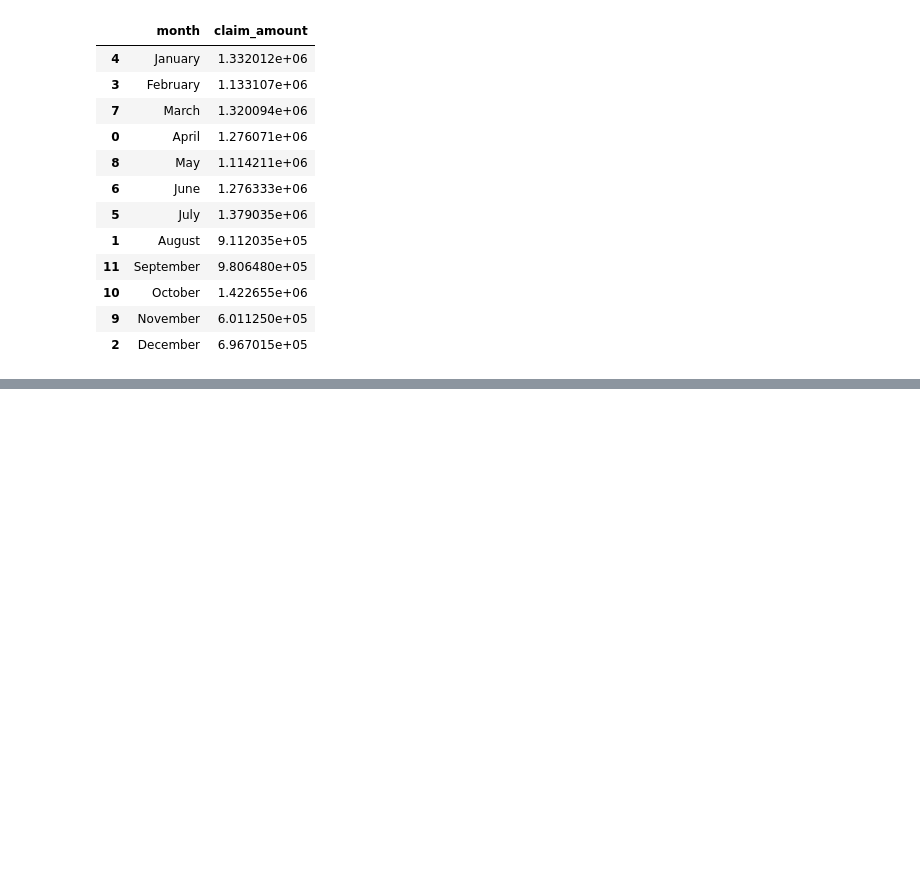
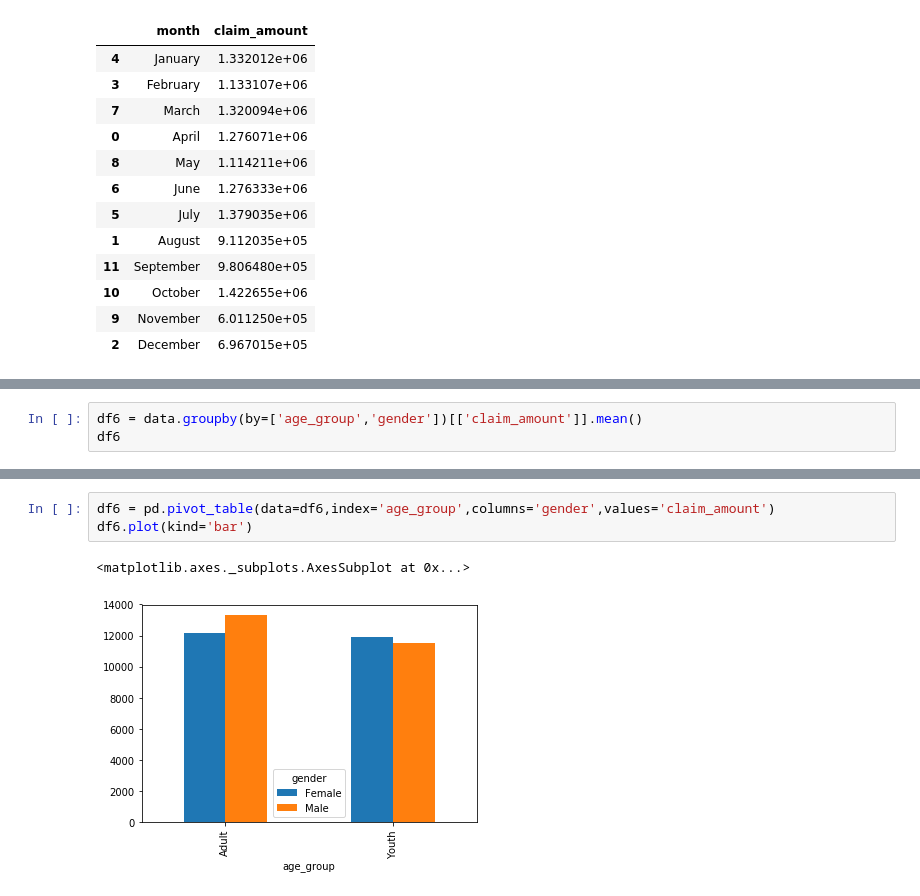
Before and after one commit to devarun07/Analytix, a Jupyter notebook: CaseStudy/5. Pandas Case Study 3 - Insurance Claims Case Study/Case Study-3.ipynb, the cells around one changed output, grey strips where cells are left out. Drawn from its saved outputs; the diff is of its cells as text; blank space fills up the shorter version.

```diff
--- a/CaseStudy/5. Pandas Case Study 3 - Insurance Claims Case Study/Case Study-3.ipynb
+++ b/CaseStudy/5. Pandas Case Study 3 - Insurance Claims Case Study/Case Study-3.ipynb
@@ -340,0 +341,3 @@ plt.barh(y=df5.month,width=df5.claim_amount)
+# %%
+df6 = data.groupby(by=['age_group','gender'])[['claim_amount']].mean()
+df6
@@ -340,0 +351,6 @@ plt.barh(y=df5.month,width=df5.claim_amount)
+# %%
+df6 = pd.pivot_table(data=df6,index='age_group',columns='gender',values='claim_amount')
+df6.plot(kind='bar')
+# %% [output]
+<matplotlib.axes._subplots.AxesSubplot at 0x...>
+[figure, added]
```
Also changed, not shown: parts of 41 cells of this notebook.
